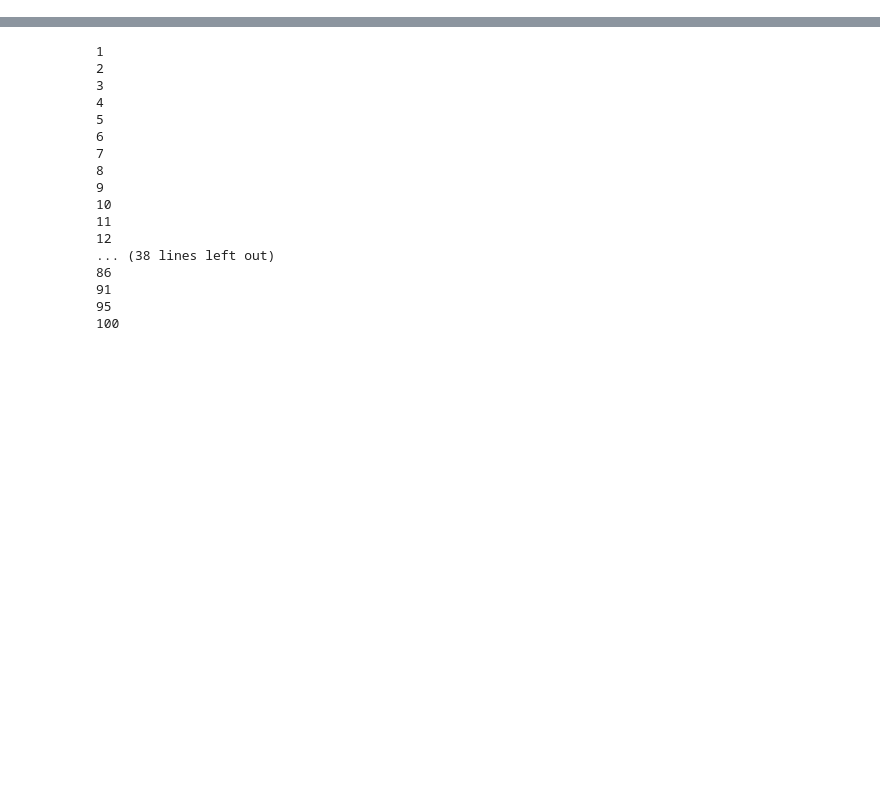
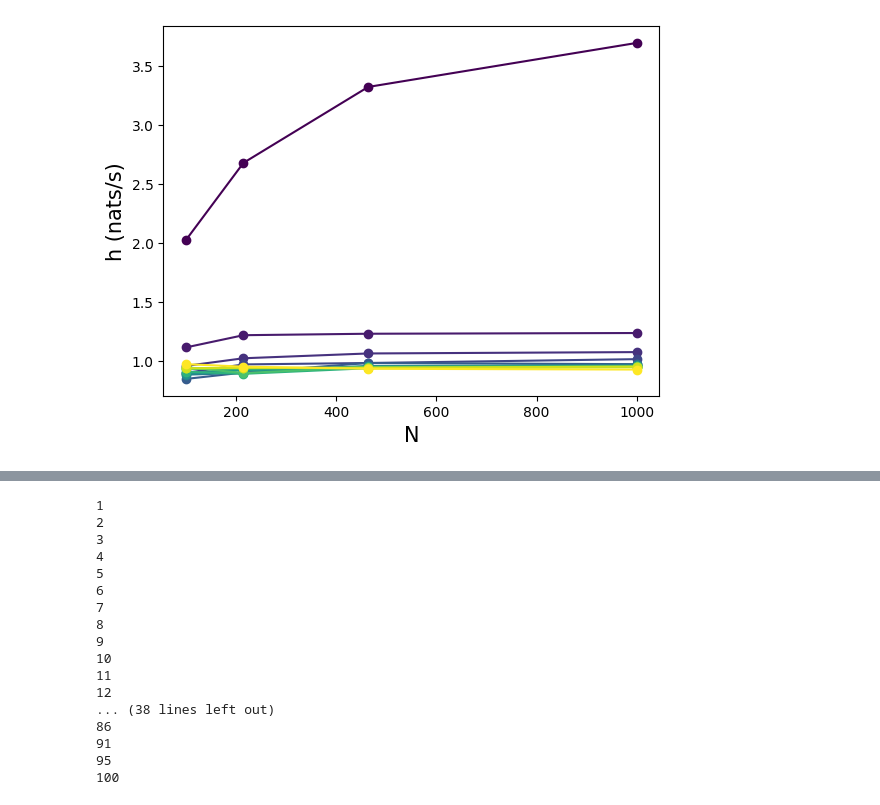
Before and after one commit to AntonioCCosta/DPG_PhysicsBehavior_2026, a Jupyter notebook: notebooks/notebook_4.ipynb, the cells around one changed output, grey strips where cells are left out. Saved outputs shown, nothing was run; the diff lists cells and outputs as text; code cells hidden in the pictures; blank space fills up the shorter version.

```diff
--- a/notebooks/notebook_4.ipynb
+++ b/notebooks/notebook_4.ipynb
@@ -91,0 +88,23 @@ We will do that using the Ulam-Galerkin method, as in notebook_2.
+# %%
+from scipy.sparse import diags
+X = tseries.reshape(-1,1)
+npartition_range=np.array(np.logspace(2,3,4),dtype=int) #number of partitions to examine
+range_Ks =  np.arange(1,12,dtype=int) #range of delays to study
+h_K=np.zeros((len(range_Ks),len(npartition_range)))
+Ipred_K=np.zeros((len(range_Ks),len(npartition_range)))
+for k,K in enumerate(range_Ks):
+    traj_matrix = embed.trajectory_matrix(ma.masked_invalid(X),K=K-1)
+    print('created trajectory matrix of shape {}'.format(traj_matrix.shape))
+    for kn,N in enumerate(npartition_range):
+        labels=cl.kmeans_partition(traj_matrix,N,batchsize=5000)
+        #estimate entropy rate
+        P = op_calc.transition_matrix(labels,1)
+        probs = op_calc.stationary_distribution(P)
+        logP = P.copy()
+        logP.data = np.log(logP.data)
+        h = (-diags(probs).dot(P.multiply(logP))).sum()
+        H = (-probs*np.log(probs)).sum()
+        Ipred = H-h
+        h_K[k,kn]=h
+        Ipred_K[k,kn] = Ipred
+        print('Computed for {} delays and {} seeds.'.format(K,N))
@@ -91,0 +129,9 @@ We will do that using the Ulam-Galerkin method, as in notebook_2.
+# %%
+colors_K = plt.cm.viridis(np.linspace(0,1,len(range_Ks)))
+for k,K in enumerate(range_Ks):
+    plt.plot(npartition_range,h_K[k],c=colors_K[k],marker='o')
+plt.xlabel('N',fontsize=15)
+plt.ylabel('h (nats/s)',fontsize=15)
+plt.show()
+# %% [output]
+[figure, added]
```
Also changed, not shown: parts of 9 cells of this notebook.
